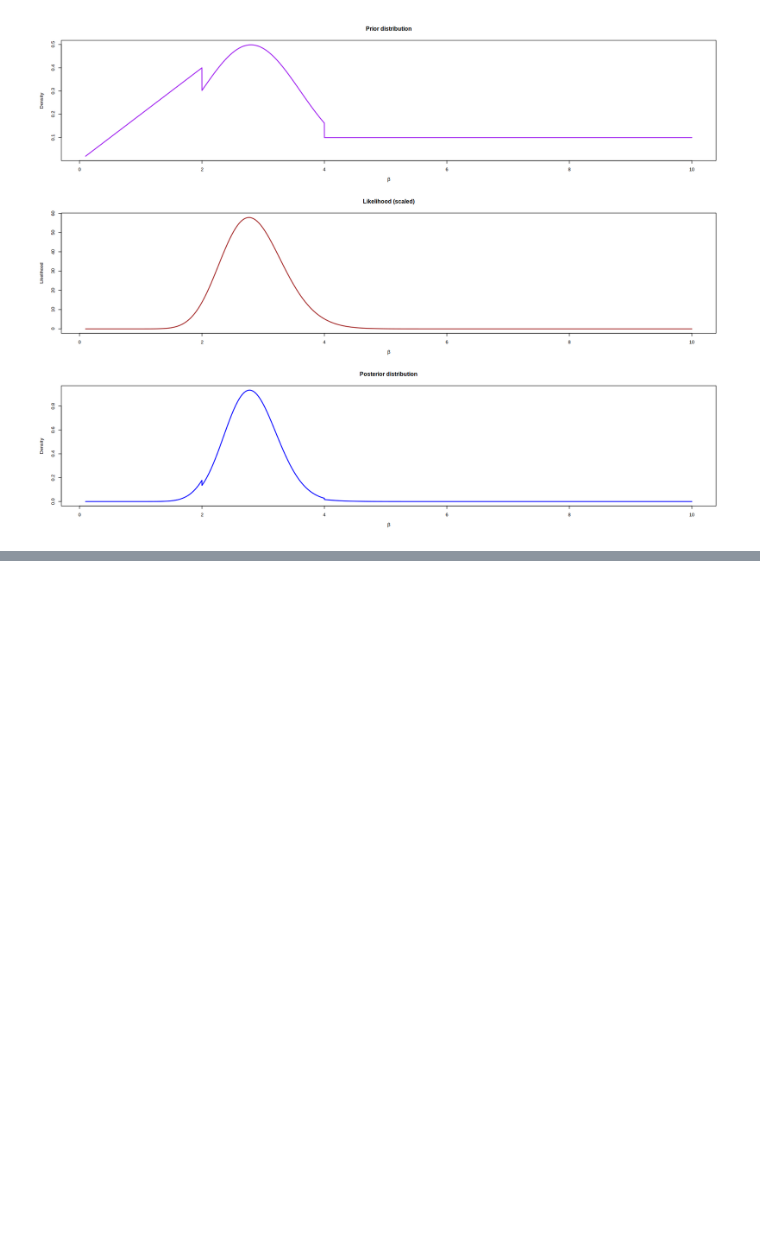
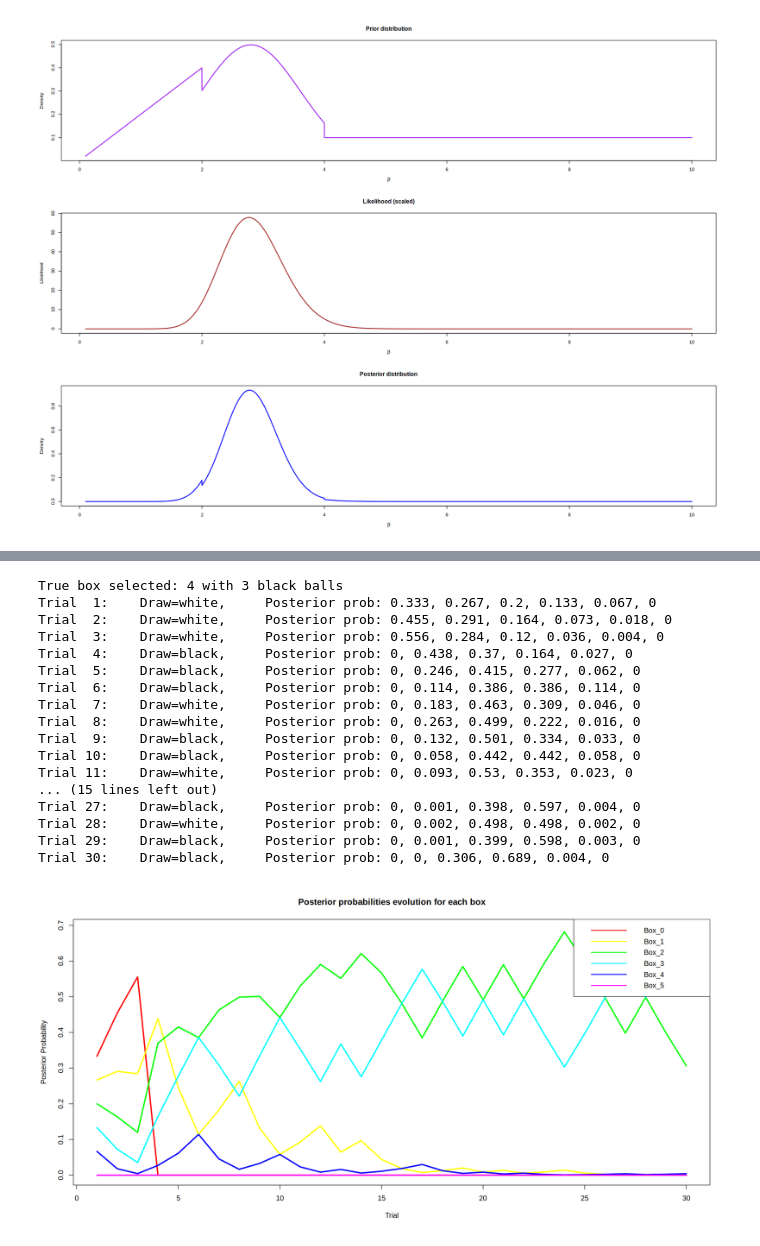
Before and after one commit to seccobenedetto/ex_Advanced_Statistics, a Jupyter notebook: lab_4/lab_4_test.ipynb, the cells around one changed output, grey strips where cells are left out. Saved outputs shown, nothing was run; the diff lists cells and outputs as text; code cells hidden in the pictures; blank space fills up the shorter version.

```diff
--- a/lab_4/lab_4_test.ipynb
+++ b/lab_4/lab_4_test.ipynb
@@ -247,0 +257,71 @@ plot(beta_vals, post_vals, type = "l", col = "blue", lwd = 2,
+# %%
+#set.seed(123)  # for reproducibility
+options(repr.plot.width = 16, repr.plot.height = 8)   # for plot dimensions
+
+
+# INITIAL PARAMETERS: defining the 6 boxes: number of black balls in each box (0 to 5)
+black_balls <- 0:5
+total_balls <- 5       # each box has 5 balls total
+prior <- rep(1/6, 6)   # prior probability for each box (uniform)
+n_trials <- 30         # number of trials
+posteriors <- matrix(0, nrow = n_trials, ncol = 6)  # Store posterior probabilities for each box over trials
+colnames(posteriors) <- paste0("Box_", 0:5)
+posterior <- prior    # Initialize posterior as prior
+
+
+# 1: randomly select a box (the true box)
+true_box <- sample(1:6, 1)
+cat("True box selected:", true_box, "with", black_balls[true_box], "black balls\n")
+
+
+# 2: simulate drawing a ball from the true box (with replacement)
+draw_ball <- function(box) {
+  prob_black <- black_balls[box] / total_balls
+  sample(c("black", "white"), 1, prob = c(prob_black, 1 - prob_black)) }
+
+
+# cycle over each trial:
+for (trial in 1:n_trials) {
+
+  # draw a ball from true box
+  ball <- draw_ball(true_box)
+
+  # update posterior for each box using Bayes' theorem
+  likelihoods <- sapply(black_balls, function(bb) {
+    p_black <- bb / total_balls
+    if (ball == "black") return(p_black)
+    else return(1 - p_black) } )
+
+  # Bayes update
+  posterior <- posterior * likelihoods
+  posterior <- posterior / sum(posterior)  # normalization
+  posteriors[trial, ] <- posterior         # store posterior probabilities
+
+  # 3: print posterior after each trial
+  cat(sprintf("Trial %2d:    Draw=%s,     Posterior prob: %s\n", trial, ball, paste(round(posterior, 3), collapse = ", ")))
+}
+
+# 4: Plot posterior probabilities evolution
+matplot(1:n_trials, posteriors, type = "l", lwd = 3, lty = 1,
+        col = rainbow(6), xlab = "Trial", ylab = "Posterior Probability",
+        main = "Posterior probabilities evolution for each box")
+legend("topright", legend = colnames(posteriors), col = rainbow(6), lwd = 2)
+# %% [output]
+True box selected: 4 with 3 black balls
+Trial  1:    Draw=white,     Posterior prob: 0.333, 0.267, 0.2, 0.133, 0.067, 0
+Trial  2:    Draw=white,     Posterior prob: 0.455, 0.291, 0.164, 0.073, 0.018, 0
+Trial  3:    Draw=white,     Posterior prob: 0.556, 0.284, 0.12, 0.036, 0.004, 0
+Trial  4:    Draw=black,     Posterior prob: 0, 0.438, 0.37, 0.164, 0.027, 0
+Trial  5:    Draw=black,     Posterior prob: 0, 0.246, 0.415, 0.277, 0.062, 0
+Trial  6:    Draw=black,     Posterior prob: 0, 0.114, 0.386, 0.386, 0.114, 0
+Trial  7:    Draw=white,     Posterior prob: 0, 0.183, 0.463, 0.309, 0.046, 0
+Trial  8:    Draw=white,     Posterior prob: 0, 0.263, 0.499, 0.222, 0.016, 0
+Trial  9:    Draw=black,     Posterior prob: 0, 0.132, 0.501, 0.334, 0.033, 0
+Trial 10:    Draw=black,     Posterior prob: 0, 0.058, 0.442, 0.442, 0.058, 0
+Trial 11:    Draw=white,     Posterior prob: 0, 0.093, 0.53, 0.353, 0.023, 0
+... (15 lines left out)
+Trial 27:    Draw=black,     Posterior prob: 0, 0.001, 0.398, 0.597, 0.004, 0
+Trial 28:    Draw=white,     Posterior prob: 0, 0.002, 0.498, 0.498, 0.002, 0
+Trial 29:    Draw=black,     Posterior prob: 0, 0.001, 0.399, 0.598, 0.003, 0
+Trial 30:    Draw=black,     Posterior prob: 0, 0, 0.306, 0.689, 0.004, 0
+[figure, added]
```
Also changed, not shown: parts of 4 cells of this notebook.
